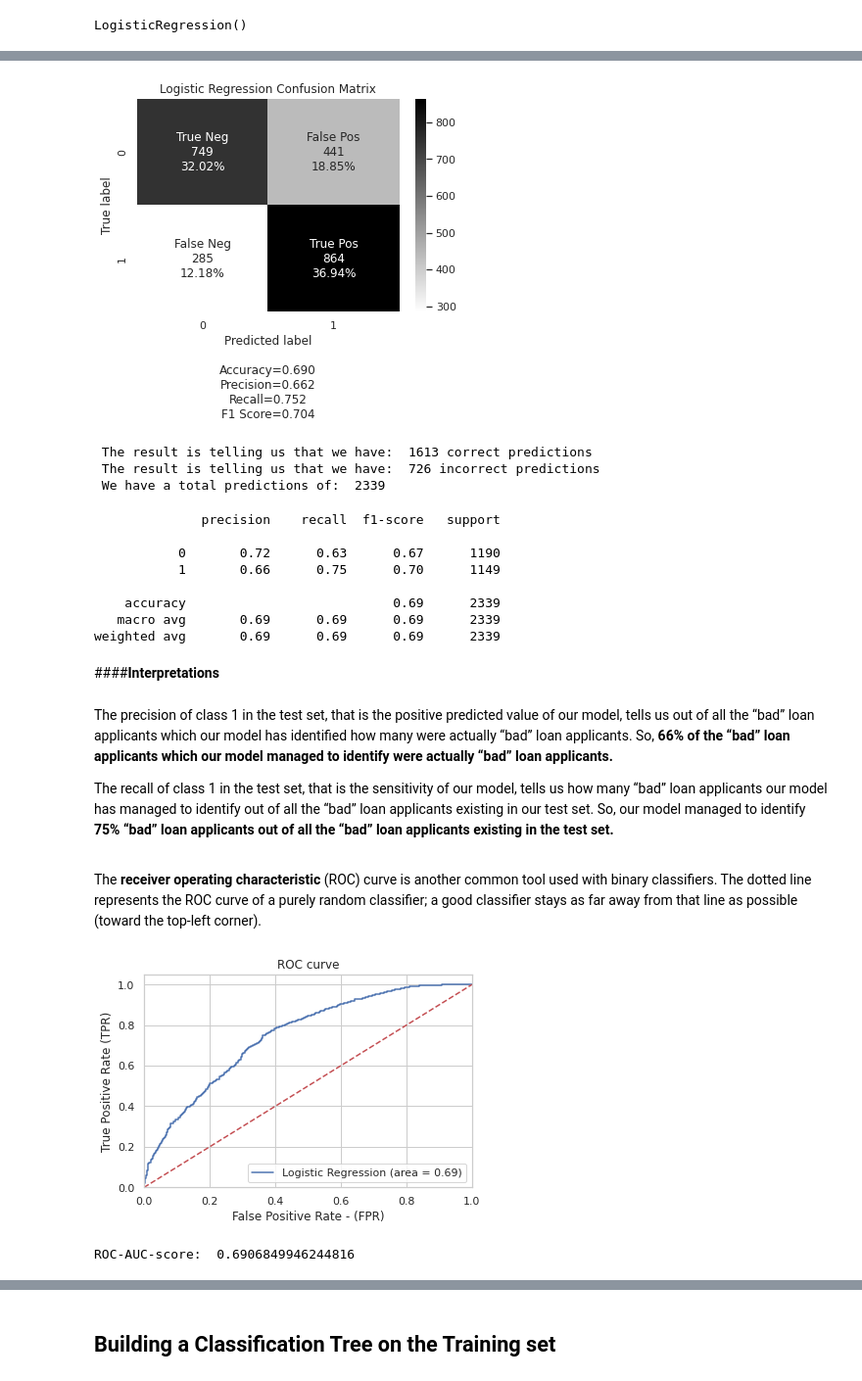
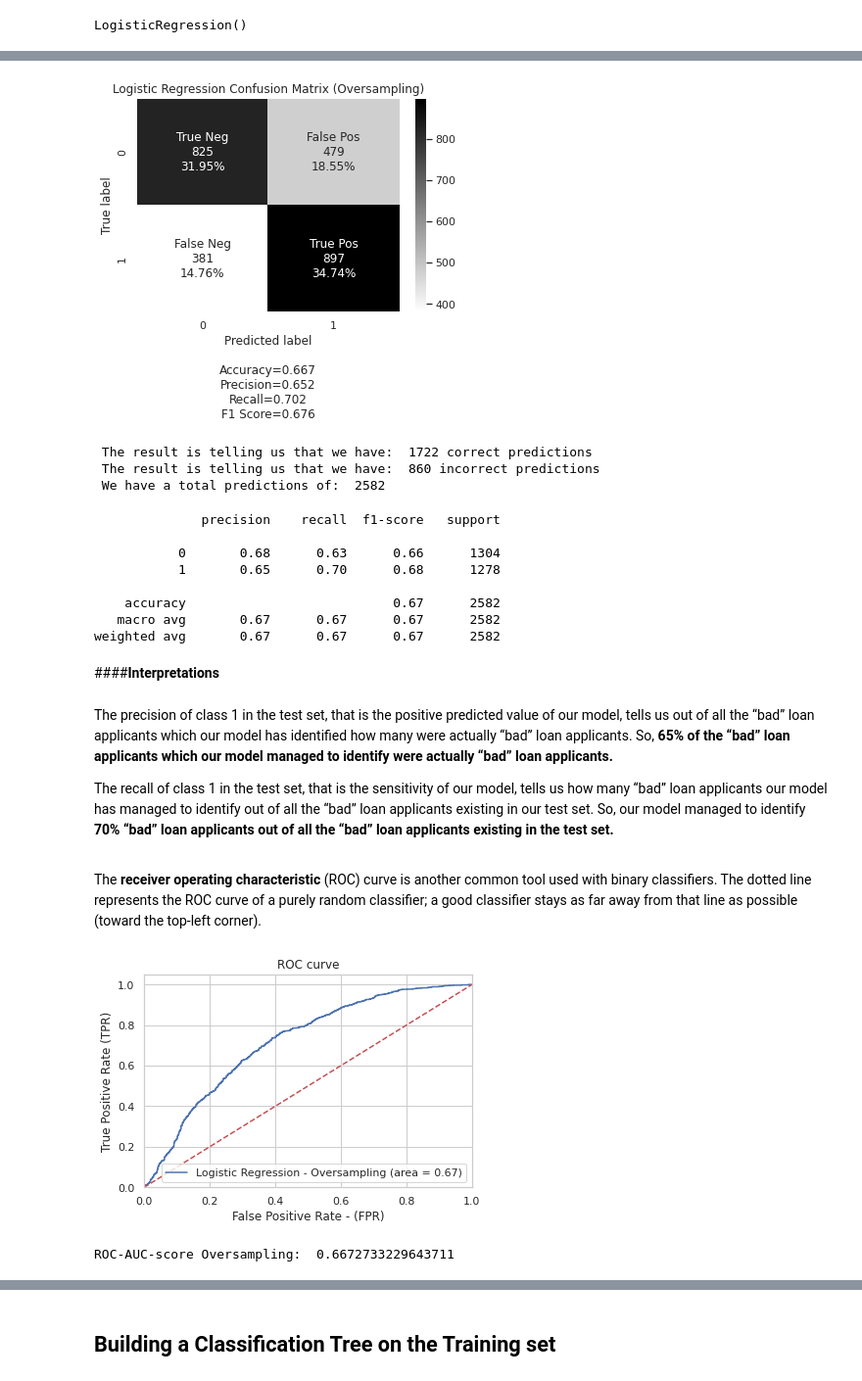
Before and after one commit to gmarambaia/gmarambaia, a Jupyter notebook: Capstone_Coursera_Part1.ipynb, the cells around one changed output, grey strips where cells are left out. Shown at 98% size. Cells and saved outputs as stored; diff of their text form; code cells hidden in the pictures.

```diff
--- a/Capstone_Coursera_Part1.ipynb
+++ b/Capstone_Coursera_Part1.ipynb
@@ -873,3 +864,5 @@ df.head()
+# %%
+df.drop(columns=['total_pymnt'], inplace=True)
 # %% [markdown]
 Lets take a look in our dataframe just to double check if everything is ok to start.
 # %%
@@ -1036,3 +1003,5 @@ df_log.head()
+# %%
+df_standard = df.copy()
 # %%
 #splitting the independent and dependent variables
 X = df.loc[:, df.columns != 'loan_status_bin']
@@ -1511,8 +1480,8 @@ I'll up-sample the default on our training data, using the SMOTE algorithm.
 ## Splitting the dataset into the Training set and Test set
 # %%
 #splitting the independent and dependent variables
-X = df_log.loc[:, df_log.columns != 'loan_status_bin']
-y = df_log.loc[:, df_log.columns == 'loan_status_bin']
+X = df_standard.loc[:, df_standard.columns != 'loan_status_bin']
+y = df_standard.loc[:, df_standard.columns == 'loan_status_bin']
 # %%
 #creating the training and validation set using 60:40
 from sklearn.model_selection import train_test_split
@@ -1758,55 +1727,55 @@ def make_confusion_matrix(cm,
 # %%
 labels = ['True Neg','False Pos','False Neg','True Pos']
 categories = ['0', '1']
-make_confusion_matrix(cm, group_names=labels, categories=categories, cmap='binary', title='Logistic Regression Confusion Matrix')
+make_confusion_matrix(cm, group_names=labels, categories=categories, cmap='binary', title='Logistic Regression Confusion Matrix (Oversampling)')
 # %% [output]
-[figure, old version]
+[figure, new version]
 # %%
 print("\033[1m The result is telling us that we have: ",(cm[0,0]+cm[1,1]),"correct predictions\033[1m")
 print("\033[1m The result is telling us that we have: ",(cm[0,1]+cm[1,0]),"incorrect predictions\033[1m")
 print("\033[1m We have a total predictions of: ",(cm.sum()))
 # %% [output]
- The result is telling us that we have:  1613 correct predictions
- The result is telling us that we have:  726 incorrect predictions
- We have a total predictions of:  2339
+ The result is telling us that we have:  1722 correct predictions
+ The result is telling us that we have:  860 incorrect predictions
+ We have a total predictions of:  2582
 # %%
 from sklearn.metrics import classification_report
 print(classification_report(y_test, y_pred))
 # %% [output]
               precision    recall  f1-score   support
 
-           0       0.72      0.63      0.67      1190
-           1       0.66      0.75      0.70      1149
+           0       0.68      0.63      0.66      1304
+           1       0.65      0.70      0.68      1278
 
-    accuracy                           0.69      2339
-   macro avg       0.69      0.69      0.69      2339
-weighted avg       0.69      0.69      0.69      2339
+    accuracy                           0.67      2582
+   macro avg       0.67      0.67      0.67      2582
+weighted avg       0.67      0.67      0.67      2582
 # %% [markdown]
 ####**Interpretations**
 # %% [markdown]
-The precision of class 1 in the test set, that is the positive predicted value of our model, tells us out of all the “bad” loan applicants which our model has identified how many were actually “bad” loan applicants. So, **66% of the “bad” loan applicants which our model managed to identify were actually “bad” loan applicants.** <p>
-The recall of class 1 in the test set, that is the sensitivity of our model, tells us how many “bad” loan applicants our model has managed to identify out of all the “bad” loan applicants existing in our test set. So, our model managed to identify **75% “bad” loan applicants out of all the “bad” loan applicants existing in the test set.**
+The precision of class 1 in the test set, that is the positive predicted value of our model, tells us out of all the “bad” loan applicants which our model has identified how many were actually “bad” loan applicants. So, **65% of the “bad” loan applicants which our model managed to identify were actually “bad” loan applicants.** <p>
+The recall of class 1 in the test set, that is the sensitivity of our model, tells us how many “bad” loan applicants our model has managed to identify out of all the “bad” loan applicants existing in our test set. So, our model managed to identify **70% “bad” loan applicants out of all the “bad” loan applicants existing in the test set.**
 # %% [markdown]
 The **receiver operating characteristic** (ROC) curve is another common tool used with binary classifiers. The dotted line represents the ROC curve of a purely random classifier; a good classifier stays as far away from that line as possible (toward the top-left corner).
 # %%
 from sklearn.metrics import roc_auc_score
 from sklearn.metrics import roc_curve
 from sklearn.metrics import accuracy_score
 
 sns.set(style="whitegrid", color_codes=True)
 logit_roc_auc = roc_auc_score(y_test, log_regression.predict(X_test))
 fpr, tpr, thresholds = roc_curve(y_test, log_regression.predict_proba(X_test)[:,1])
 plt.figure()
-plt.plot(fpr, tpr, label='Logistic Regression (area = %0.2f)' % logit_roc_auc)
+plt.plot(fpr, tpr, label='Logistic Regression - Oversampling (area = %0.2f)' % logit_roc_auc)
 plt.plot([0, 1], [0, 1],'r--')
 plt.xlim([0.0, 1.0])
 plt.ylim([0.0, 1.05])
 plt.xlabel('False Positive Rate - (FPR)')
 plt.ylabel('True Positive Rate (TPR)')
 plt.title('ROC curve')
 plt.legend(loc="lower right")
 plt.show()
-print('ROC-AUC-score: ', roc_auc_score(y_test, y_pred))
+print('ROC-AUC-score Oversampling: ', roc_auc_score(y_test, y_pred))
 # %% [output]
-[figure, old version]
+[figure, new version]
-ROC-AUC-score:  0.6906849946244816
+ROC-AUC-score Oversampling:  0.6672733229643711
```
Also changed, not shown: parts of 83 cells of this notebook.
